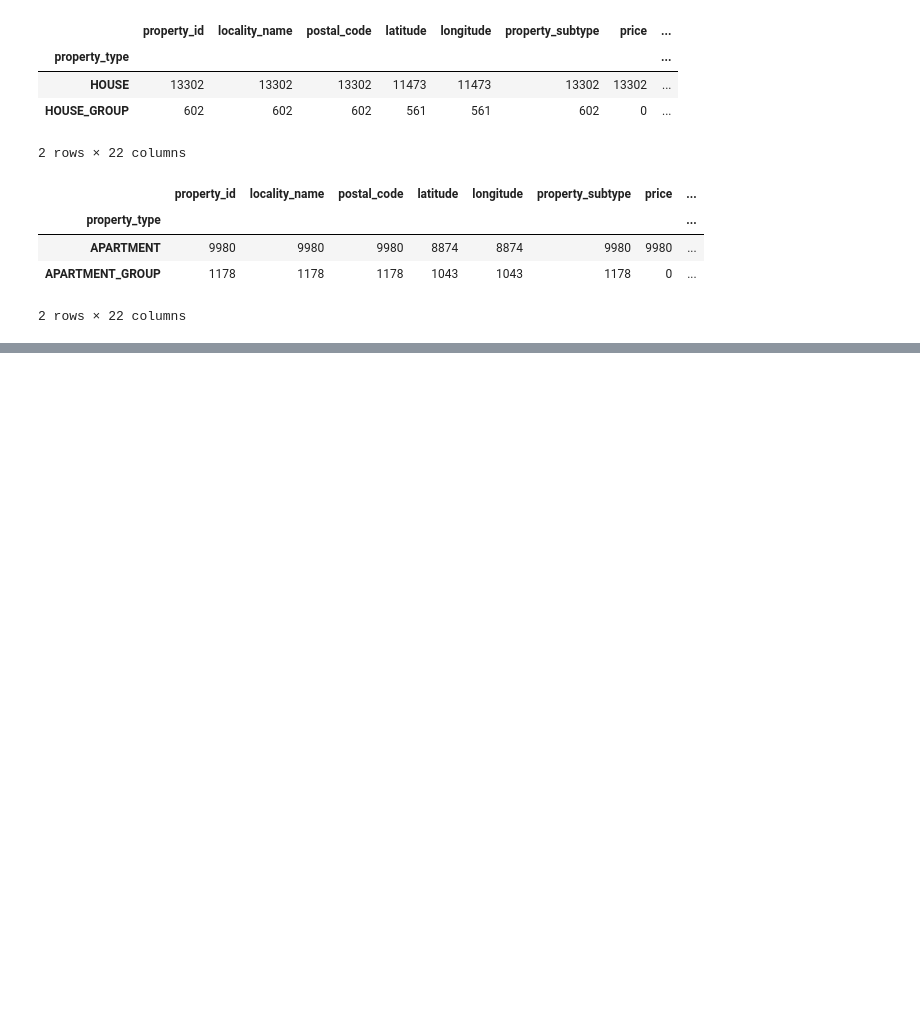
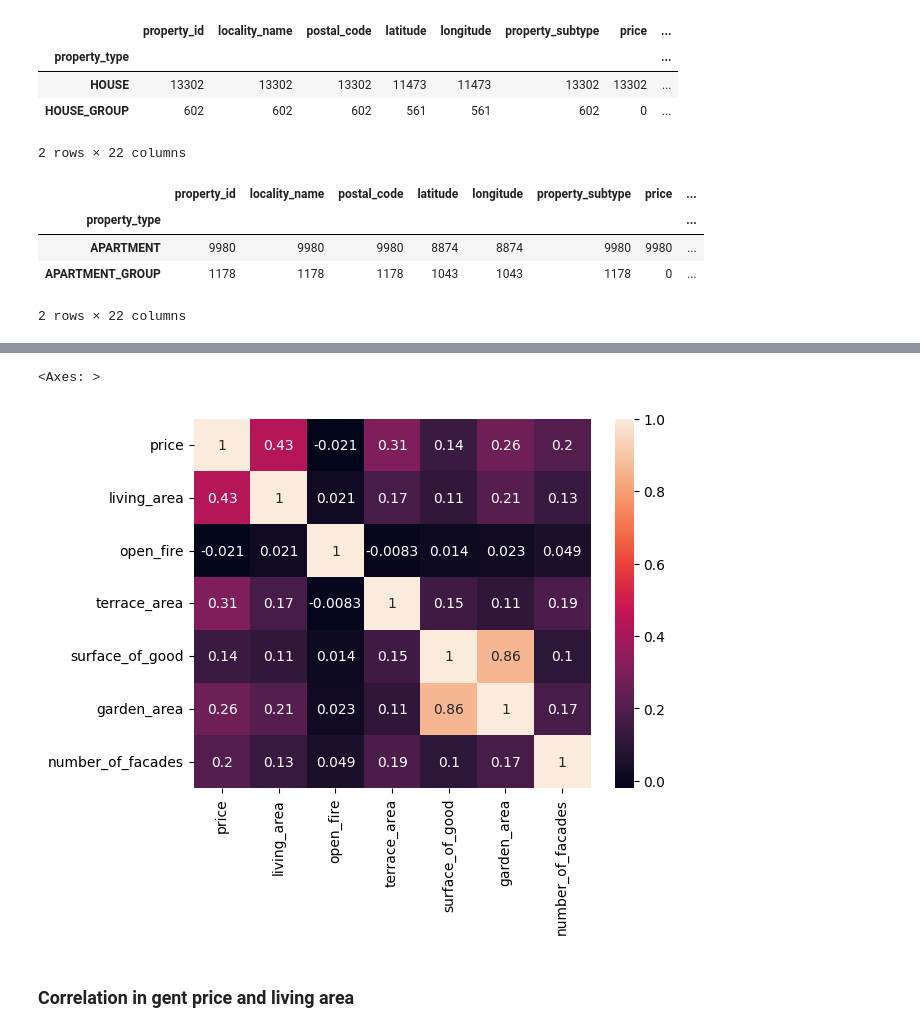
Before and after one commit to NathNacht/immo-eliza-scraping-immozila-Cleaning-EDA, a Jupyter notebook: analyses/sem.ipynb, the cells around one changed output, grey strips where cells are left out. Cells and saved outputs as stored; diff of their text form; code cells hidden in the pictures; blank space fills up the shorter version.

```diff
--- a/analyses/sem.ipynb
+++ b/analyses/sem.ipynb
@@ -133,0 +244,2 @@ app.groupby("property_type").count()
+# %%
+locality_house = house[["locality_name", "price","living_area", "open_fire", "terrace_area", "surface_of_good", "garden_area", "number_of_facades"]]
@@ -133,0 +284,2 @@ app.groupby("property_type").count()
+# %%
+nhouse = locality_house[["price","living_area", "open_fire", "terrace_area", "surface_of_good", "garden_area", "number_of_facades"]]
@@ -133,0 +297,7 @@ app.groupby("property_type").count()
+# %%
+sns.heatmap(nhouse.corr(), annot=True)
+# %% [output]
+<Axes: >
+[figure, added]
+# %% [markdown]
+### Correlation in gent price and living area
```
Also changed, not shown: parts of 51 cells of this notebook.
